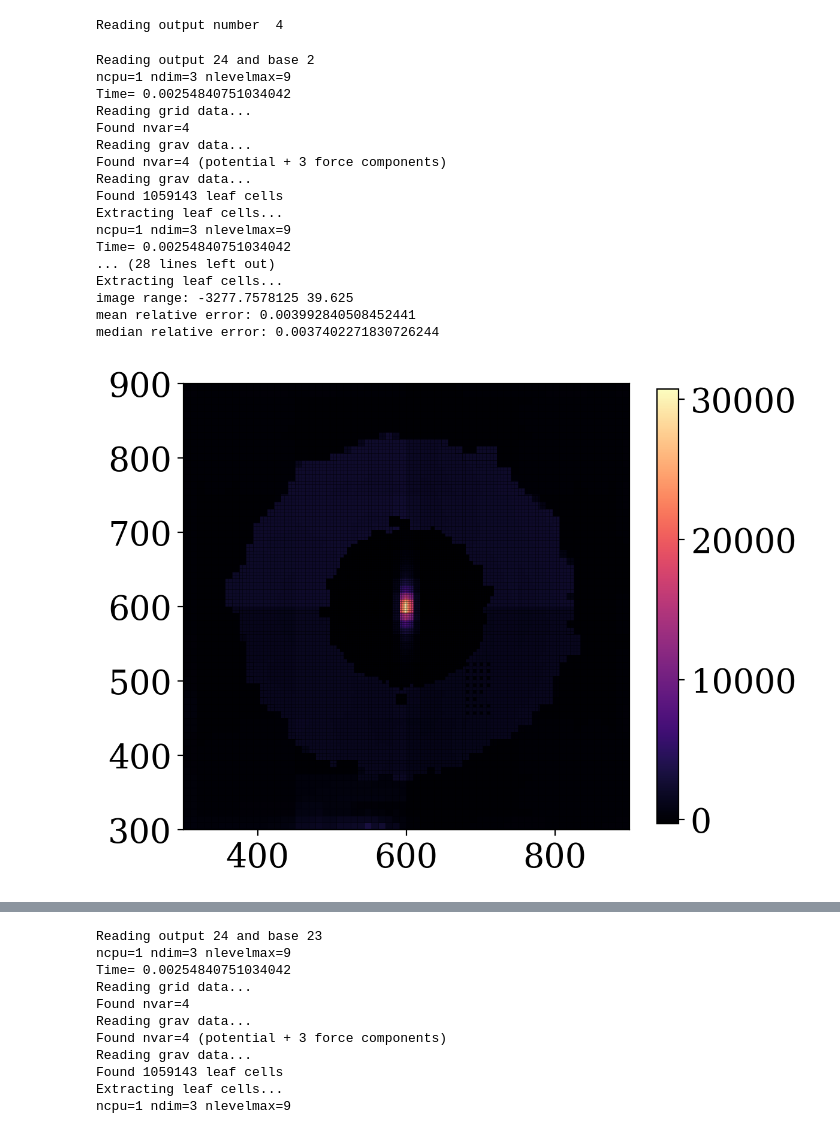
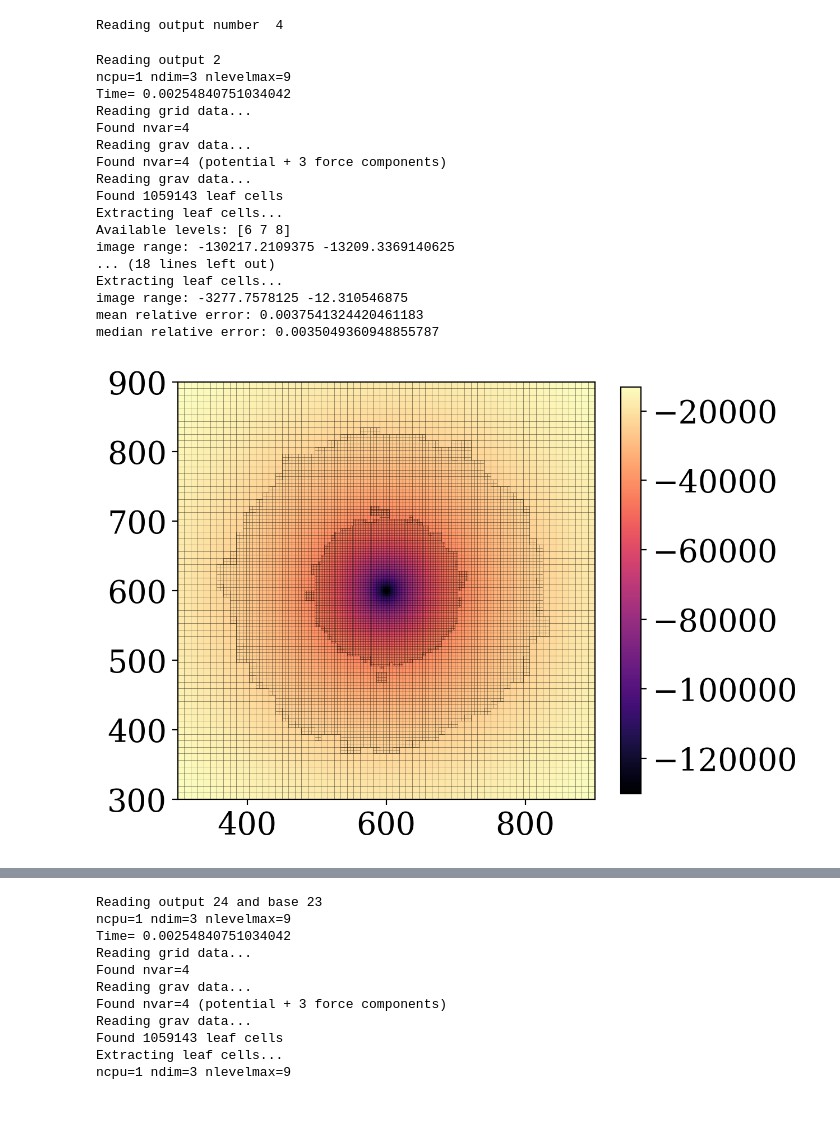
Before and after one commit to Byeol-Haneul/Ramses-FMM, a Jupyter notebook: analyze/amr.ipynb, the cells around one changed output, grey strips where cells are left out. Drawn from its saved outputs; the diff is of its cells as text; code cells hidden in the pictures.

```diff
--- a/analyze/amr.ipynb
+++ b/analyze/amr.ipynb
@@ -116,26 +116,26 @@ Reading output number  4
 #nout =  '23'  # fmm (7,8,9) ! pre-direct-multipole expansion
 #nout =  '24'  # multgrid  (7,8,9)
 # %%
+plot(2, 600, grid=True)
 compare(24, 2, 600, grid=True)
-compare(24, 23, 600, grid=True)
 
 #mk_image // project
 # %% [output]
-Reading output 24 and base 2
+Reading output 2
 ncpu=1 ndim=3 nlevelmax=9
 Time= 0.00254840751034042
 Reading grid data...
 Found nvar=4
 Reading grav data...
 Found nvar=4 (potential + 3 force components)
 Reading grav data...
 Found 1059143 leaf cells
 Extracting leaf cells...
-ncpu=1 ndim=3 nlevelmax=9
-Time= 0.00254840751034042
-... (28 lines left out)
+Available levels: [6 7 8]
+image range: -130217.2109375 -13209.3369140625
+... (18 lines left out)
 Extracting leaf cells...
-image range: -3277.7578125 39.625
-mean relative error: 0.003992840508452441
-median relative error: 0.0037402271830726244
+image range: -3277.7578125 -12.310546875
+mean relative error: 0.0037541324420461183
+median relative error: 0.0035049360948855787
-[figure, old version]
+[figure, new version]
```
Also changed, not shown: parts of 1 cell of this notebook, 2 other files.
